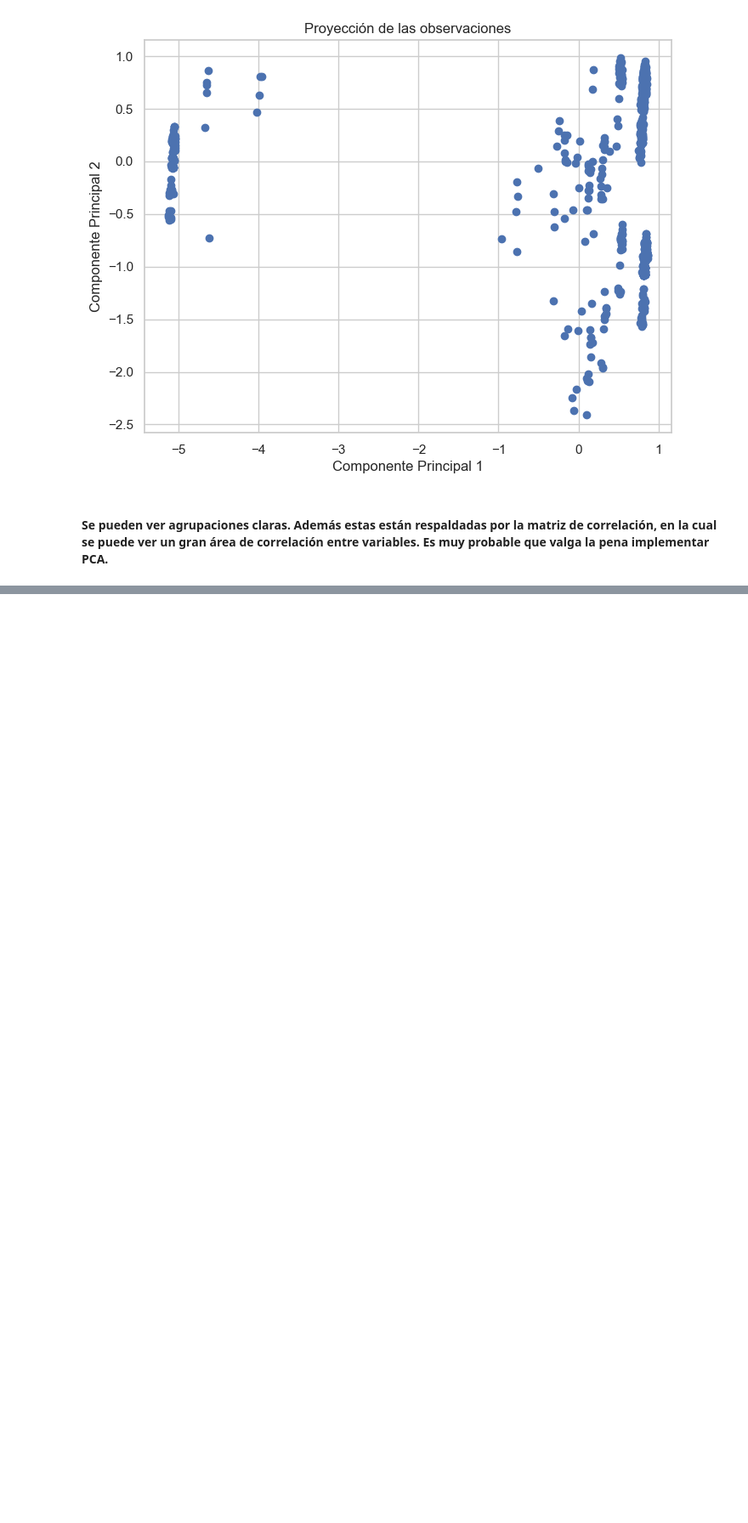
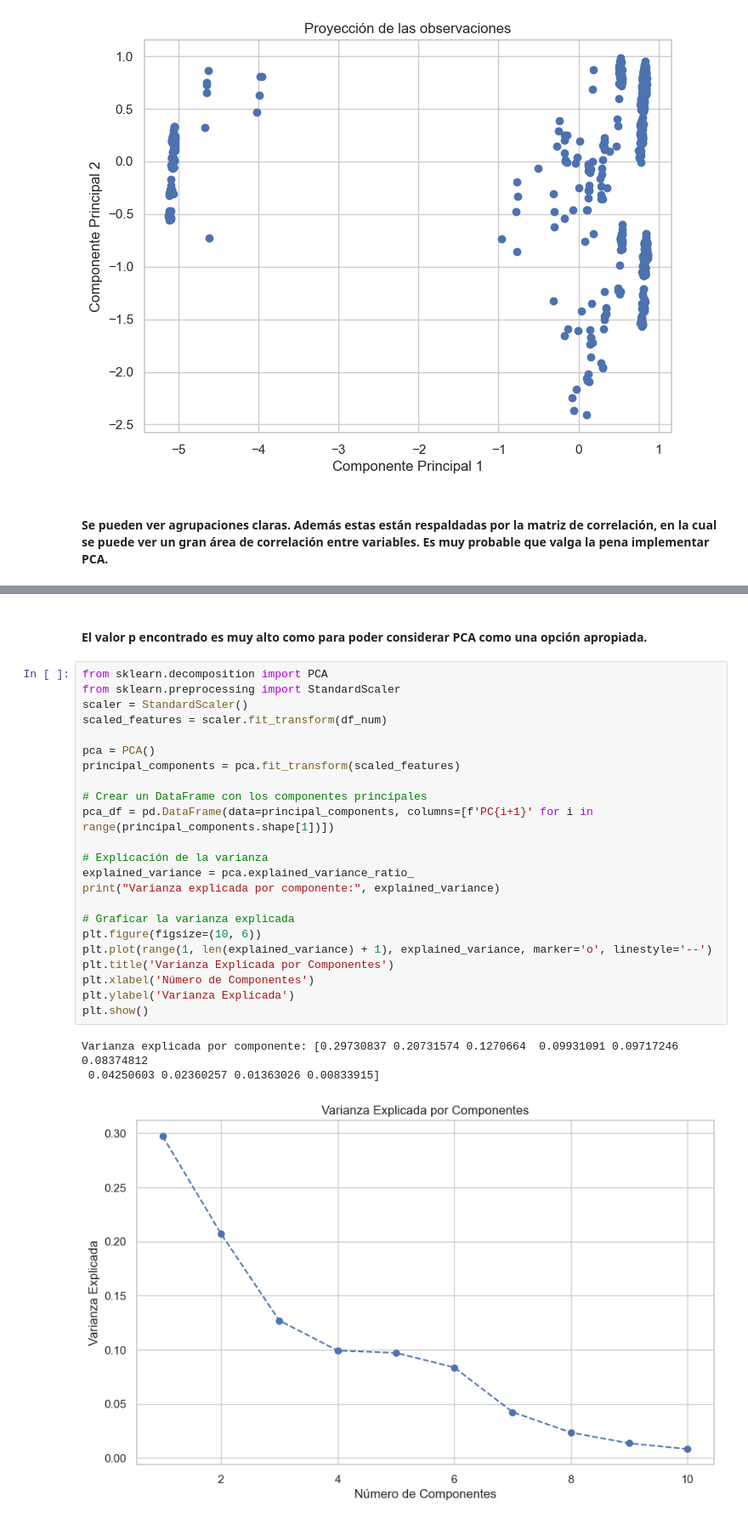
Before and after one commit to Mendezg1/CC3084-Lab1, a Jupyter notebook: Lab1.ipynb, the cells around one changed output, grey strips where cells are left out. Shown at 85% size. Cells and saved outputs as stored; diff of their text form; blank space fills up the shorter version.

```diff
--- a/Lab1.ipynb
+++ b/Lab1.ipynb
@@ -274,0 +254,29 @@ plt.show()
+# %% [markdown]
+#### El valor p encontrado es muy alto como para poder considerar PCA como una opción apropiada.
+# %%
+from sklearn.decomposition import PCA
+from sklearn.preprocessing import StandardScaler
+scaler = StandardScaler()
+scaled_features = scaler.fit_transform(df_num)
+
+pca = PCA()
+principal_components = pca.fit_transform(scaled_features)
+
+# Crear un DataFrame con los componentes principales
+pca_df = pd.DataFrame(data=principal_components, columns=[f'PC{i+1}' for i in range(principal_components.shape[1])])
+
+# Explicación de la varianza
+explained_variance = pca.explained_variance_ratio_
+print("Varianza explicada por componente:", explained_variance)
+
+# Graficar la varianza explicada
+plt.figure(figsize=(10, 6))
+plt.plot(range(1, len(explained_variance) + 1), explained_variance, marker='o', linestyle='--')
+plt.title('Varianza Explicada por Componentes')
+plt.xlabel('Número de Componentes')
+plt.ylabel('Varianza Explicada')
+plt.show()
+# %% [output]
+Varianza explicada por componente: [0.29730837 0.20731574 0.1270664  0.09931091 0.09717246 0.08374812
+ 0.04250603 0.02360257 0.01363026 0.00833915]
+[figure, added]
```
Also changed, not shown: parts of 11 cells of this notebook, 1 other file.
